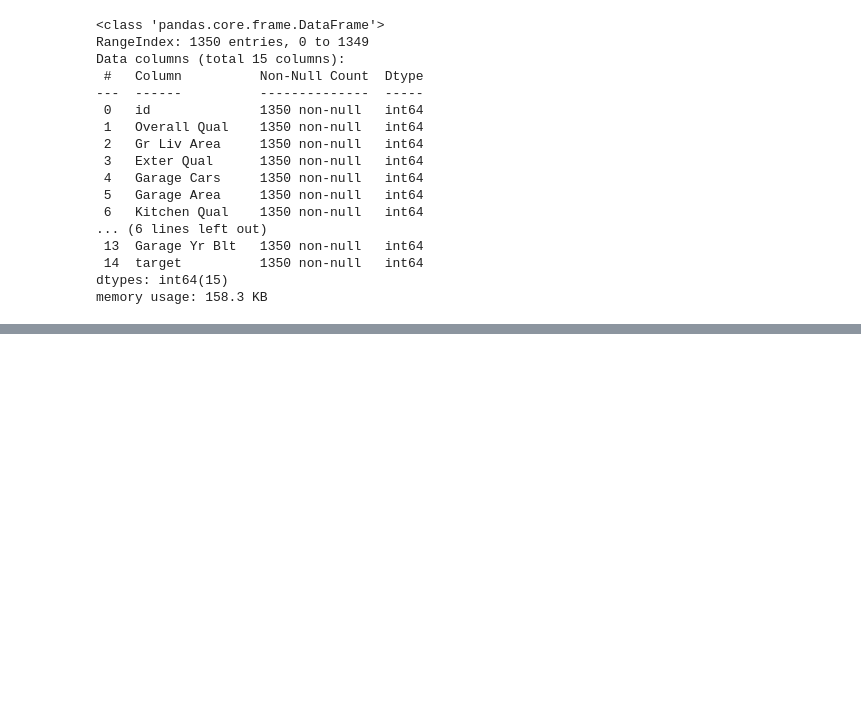
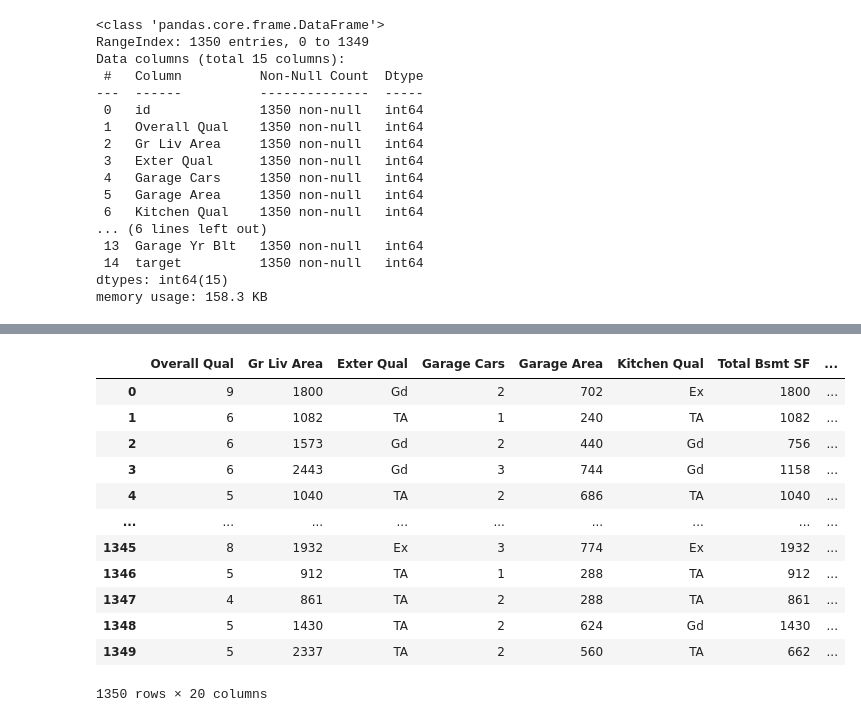
Before and after one commit to moveformyfuture/House_Price_Expectation, a Jupyter notebook: House_Price_Expectation_ETR+RF+GBR+XGB+HGB+NGB+CAT.ipynb, the cells around one changed output, grey strips where cells are left out. Drawn from its saved outputs; the diff is of its cells as text; code cells hidden in the pictures; blank space fills up the shorter version.

```diff
--- a/House_Price_Expectation_ETR+RF+GBR+XGB+HGB+NGB+CAT.ipynb
+++ b/House_Price_Expectation_ETR+RF+GBR+XGB+HGB+NGB+CAT.ipynb
@@ -58,14 +89,14 @@ x_train[x_train['Year Built']==2006]
 63 rows × 15 columns
 # %%
 # train 데이터 수정 (2207 비정상적 숫자를 2006으로 변경)
-x_train.loc[(x_train['Garage Yr Blt'] == 2207), 'Garage Yr Blt']=2006
+X_train_df.loc[(X_train_df['Garage Yr Blt'] == 2207), 'Garage Yr Blt']=2006
 # %%
 # 범주 형식의 데이터를 숫자로 변환(Label-인코딩 방법)
-x_train=x_train.copy()
-x_train[x_train.columns[x_train.dtypes=='O']] = x_train[x_train.columns[x_train.dtypes=='O']].astype(str).apply(LabelEncoder().fit_transform)
+X_train_df=X_train_df.copy()
+X_train_df[X_train_df.columns[X_train_df.dtypes=='O']] = X_train_df[X_train_df.columns[X_train_df.dtypes=='O']].astype(str).apply(LabelEncoder().fit_transform)
 # astype() : 데이터 타입 바꾸기, LabelEncoder() : 원 핫 인코딩
 # 데이터 타입이 object인 columns만 선택해서 indexing = str로 데이터 타입을 바꾼 후 LabelEncoder() 함수를 적용
-x_train.info() # 데이터 변경 확인
+X_train_df.info() # 데이터 변경 확인
 # %% [output]
 <class 'pandas.core.frame.DataFrame'>
 RangeIndex: 1350 entries, 0 to 1349
@@ -88,0 +118,6 @@ memory usage: 158.3 KB
+# %%
+# X, y에 대한 설정
+X=X_train_df.drop(['id', 'target'], axis=1) # 불필요 변수 제거
+y=X_train_df.target # y에는 target만 설정
+X_test=X_test_df.drop(['id'], axis=1)
+X.info()
@@ -88,0 +145,33 @@ memory usage: 158.3 KB
+# %%
+# 파생변수 생성
+# 변수 선택을 위해 후진제거법 사용
+# 후진제거법 : 모든 변수가 포함된 모형에서 불필요한 변수들을 제거해 나가는 과정 반복
+# 결론 : 모든 변수를 활용할 때 가장 좋은 성능을 보임
+def feature(data):
+  df = data.copy()
+  df['Year Gap Remod'] = df['Year Remod/Add'] - df['Year Built'] # Year Gap Remod(연도 차이) = '리모델링 연도' - '완공 연도'
+  df['Car Area'] = df['Garage Area']/df['Garage Cars'] # Car Area (1대당 차고 사용 면적) ='차고 면적' / '차고 자리 개수'
+  df['2nd flr SF'] = df['Gr Liv Area'] - df['1st Flr SF'] # '2nd flr SF(2층 면적)' = '지상층 생활 면적' - '1층 면적'
+  df['2nd flr'] = df['2nd flr SF'].apply(lambda x : 1 if x > 0 else 0) # '2nd flr(2층 유무 확인)' = 2층 면적이 0이면 0, 그 외이면 1 입력
+  df['Total SF'] = df[['Gr Liv Area',"Garage Area", "Total Bsmt SF"]].sum(axis=1) # Total SF(총 면적) = '지상층 생활 면적' + '차고 면적' + '지하실 면적'
+  df['Sum Qual'] = df[["Exter Qual", "Kitchen Qual", "Overall Qual"]].sum(axis=1) # Sum Qual(총 품질) = '외관 재료 품질' + '부엌 품질' + '전반적 재료와 마감 품질'
+  df['Garage InOut'] = df.apply(lambda x : 1 if x['Gr Liv Area'] != x['1st Flr SF'] else 0, axis=1) # Garage InO(ut차고 위치 확인) = '지상층 생활 면적' = '1층 면적' 이면 1, 아니면 0
+  return df
+# %%
+#  학습셋과 검증셋 나누기
+X=feature(X) # X에 파생 변수 추가
+X_train, X_valid, y_train, y_valid=train_test_split(X,y,test_size=0.2, random_state=0) # 학습셋 검증셋 나누기
+# %% [output]
+|  | Overall Qual | Gr Liv Area | Exter Qual | Garage Cars | Garage Area | Kitchen Qual | Total Bsmt SF | ... |
+| 0 | 9 | 1800 | Gd | 2 | 702 | Ex | 1800 | ... |
+| 1 | 6 | 1082 | TA | 1 | 240 | TA | 1082 | ... |
+| 2 | 6 | 1573 | Gd | 2 | 440 | Gd | 756 | ... |
+| 3 | 6 | 2443 | Gd | 3 | 744 | Gd | 1158 | ... |
+| 4 | 5 | 1040 | TA | 2 | 686 | TA | 1040 | ... |
+| ... | ... | ... | ... | ... | ... | ... | ... | ... |
+| 1345 | 8 | 1932 | Ex | 3 | 774 | Ex | 1932 | ... |
+| 1346 | 5 | 912 | TA | 1 | 288 | TA | 912 | ... |
+| 1347 | 4 | 861 | TA | 2 | 288 | TA | 861 | ... |
+| 1348 | 5 | 1430 | TA | 2 | 624 | Gd | 1430 | ... |
+| 1349 | 5 | 2337 | TA | 2 | 560 | TA | 662 | ... |
+1350 rows × 20 columns
```
Also changed, not shown: parts of 16 cells of this notebook.
